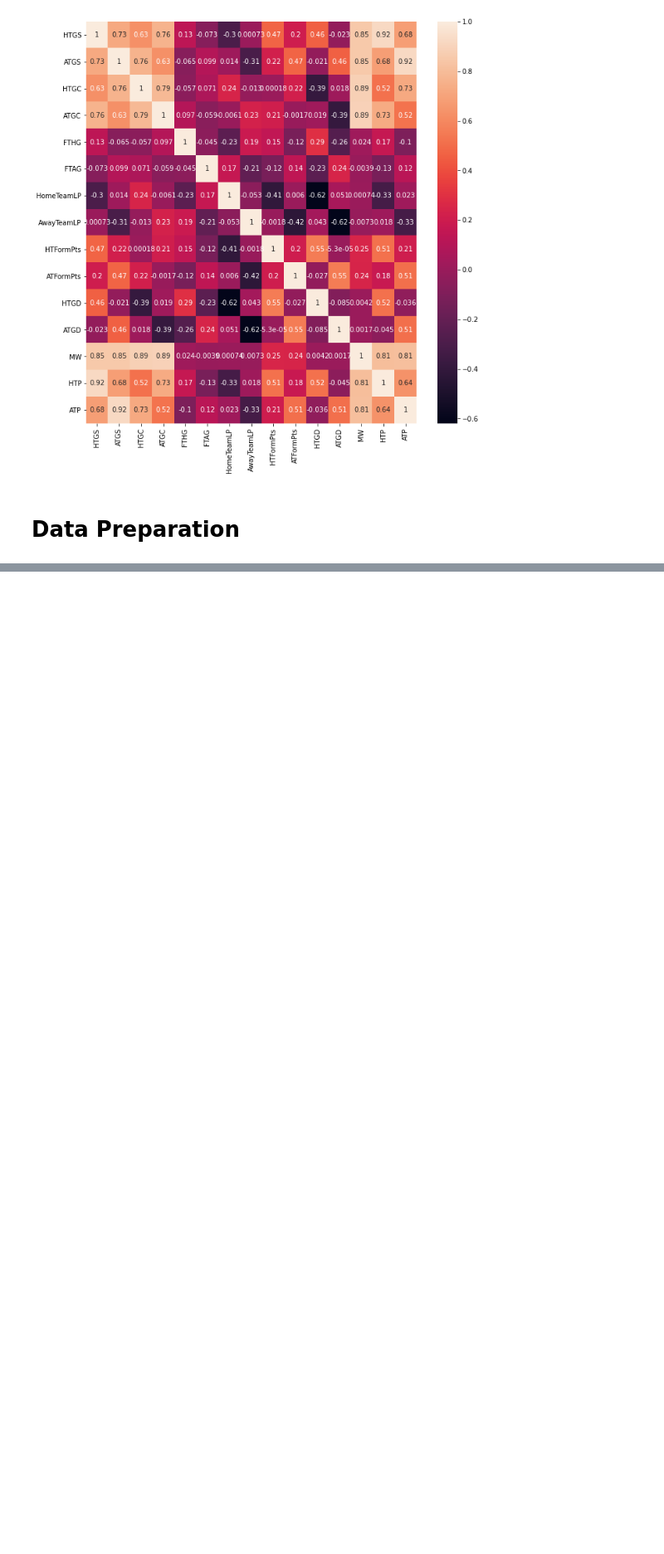
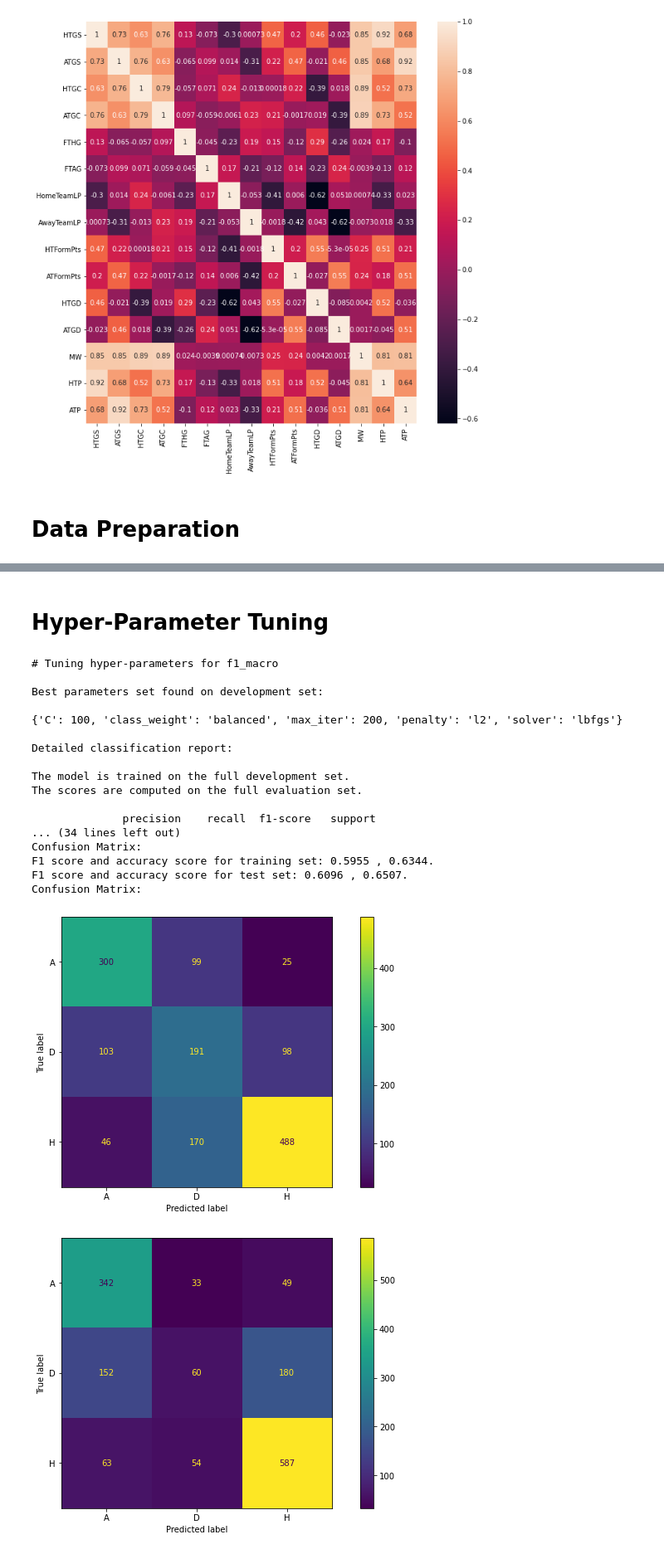
Before and after one commit to Rui-FMF/TAA_1, a Jupyter notebook: football_prediction.ipynb, the cells around one changed output, grey strips where cells are left out. Shown: that part at 83% size. Drawn from its saved outputs; the diff is of its cells as text; code cells hidden in the pictures; blank space fills up the shorter version.

```diff
--- a/football_prediction.ipynb
+++ b/football_prediction.ipynb
@@ -189,0 +246,79 @@ feature_set[40:50]
+# %% [markdown]
+# Hyper-Parameter Tuning
+# %%
+def parameter_tuning(X_train, X_test, y_train, y_test, model, tuned_parameters, include_grid=False):
+
+
+    scores = ['f1_macro', 'accuracy']
+
+    best_parameters = []
+
+    for score in scores:
+        print("# Tuning hyper-parameters for %s" % score)
+        print()
+
+        clf = GridSearchCV(
+            model, tuned_parameters, scoring=score
+        )
+        clf.fit(X_train, y_train)
+
+        print("Best parameters set found on development set:")
+        print()
+        best_parameters.append(clf.best_params_)
+        print(clf.best_params_)
+        print()
+        if include_grid:
+            print("Grid scores on development set:")
+            print()
+            means = clf.cv_results_['mean_test_score']
+            stds = clf.cv_results_['std_test_score']
+            for mean, std, params in zip(means, stds, clf.cv_results_['params']):
+                print("%0.3f (+/-%0.03f) for %r"
+                      % (mean, std * 2, params))
+            print()
+
+        print("Detailed classification report:")
+        print()
+        print("The model is trained on the full development set.")
+        print("The scores are computed on the full evaluation set.")
+        print()
+        y_true, y_pred = y_test, clf.predict(X_test)
+        print(classification_report(y_true, y_pred))
+        print()
+
+    return best_parameters
+
+
+tuned_parameters = [{'solver': ['lbfgs'], 'max_iter': [200, 500],
+                         'C': [1, 10, 100, 1000], 'class_weight': ['balanced'],
+                         'penalty': ['l2']},
+                    {'solver': ['liblinear'], 'max_iter': [200, 500],
+                         'C': [1, 10, 100, 1000], 'class_weight': ['balanced'],
+                         'penalty': ['l1', 'l2']}]
+
+best_parameters = parameter_tuning(X_train, X_test, y_train, y_test, LogisticRegression(), tuned_parameters)
+
+for p in best_parameters:
+    clf_log1 = LogisticRegression(random_state = 24)
+    clf_log1.set_params(**p)
+    train_and_test(clf_log1, X_train, X_test, y_train, y_test)
+# %% [output]
+# Tuning hyper-parameters for f1_macro
+
+Best parameters set found on development set:
+
+{'C': 100, 'class_weight': 'balanced', 'max_iter': 200, 'penalty': 'l2', 'solver': 'lbfgs'}
+
+Detailed classification report:
+
+The model is trained on the full development set.
+The scores are computed on the full evaluation set.
+
+              precision    recall  f1-score   support
+... (34 lines left out)
+Confusion Matrix:
+F1 score and accuracy score for training set: 0.5955 , 0.6344.
+F1 score and accuracy score for test set: 0.6096 , 0.6507.
+Confusion Matrix:
+[figure, added]
+[figure, added]
```
Also changed, not shown: parts of 16 cells of this notebook.
